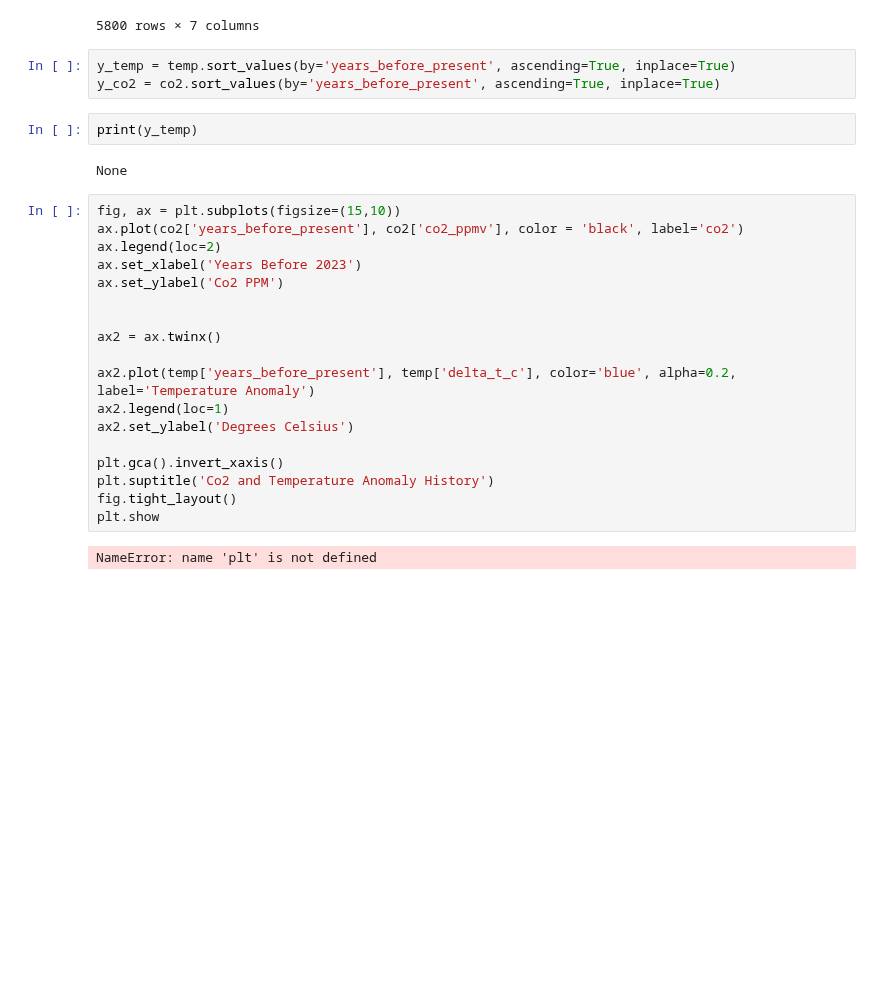
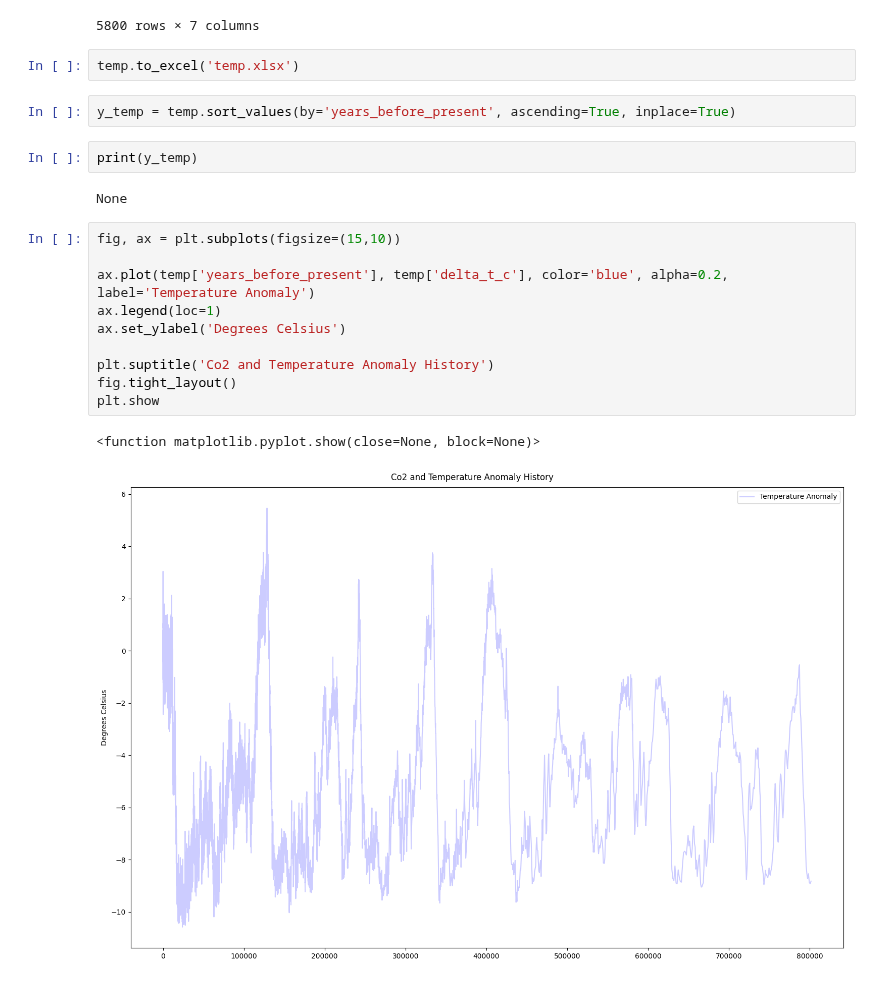
Before and after one commit to humphs078/Owner-avatar-programming_for_data_analysis_assignment_2, a Jupyter notebook: rough_work/test.ipynb, the cells around one changed output. Saved outputs shown, nothing was run; the diff lists cells and outputs as text; blank space fills up the shorter version.

Commit message:
Rough work clean up. Make composite of temp data in temp_test notebook. Updates to submission notebook.

```diff
--- a/rough_work/test.ipynb
+++ b/rough_work/test.ipynb
@@ -104,30 +47,24 @@ temp
 | 5798 | 3188.90 | 800.589 | -441.4 | -8.92 | 5799 | -798639.0 | 800662.0 |
 | 5799 | 3189.45 | 801.662 | -440.9 | -8.82 | 5800 | -799712.0 | 801735.0 |
 5800 rows × 7 columns
+# %%
+temp.to_excel('temp.xlsx')
 # %%
 y_temp = temp.sort_values(by='years_before_present', ascending=True, inplace=True)
-y_co2 = co2.sort_values(by='years_before_present', ascending=True, inplace=True)
 # %%
 print(y_temp)
 # %% [output]
 None
 # %%
 fig, ax = plt.subplots(figsize=(15,10))
-ax.plot(co2['years_before_present'], co2['co2_ppmv'], color = 'black', label='co2')
-ax.legend(loc=2)
-ax.set_xlabel('Years Before 2023')
-ax.set_ylabel('Co2 PPM')
 
+ax.plot(temp['years_before_present'], temp['delta_t_c'], color='blue', alpha=0.2, label='Temperature Anomaly')
+ax.legend(loc=1)
+ax.set_ylabel('Degrees Celsius')
 
-ax2 = ax.twinx()
-
-ax2.plot(temp['years_before_present'], temp['delta_t_c'], color='blue', alpha=0.2, label='Temperature Anomaly')
-ax2.legend(loc=1)
-ax2.set_ylabel('Degrees Celsius')
-
-plt.gca().invert_xaxis()
 plt.suptitle('Co2 and Temperature Anomaly History')
 fig.tight_layout()
 plt.show
 # %% [output]
-NameError: name 'plt' is not defined
+<function matplotlib.pyplot.show(close=None, block=None)>
+[figure, added]
```
Also changed, not shown: parts of 7 cells of this notebook, 7 other files.
